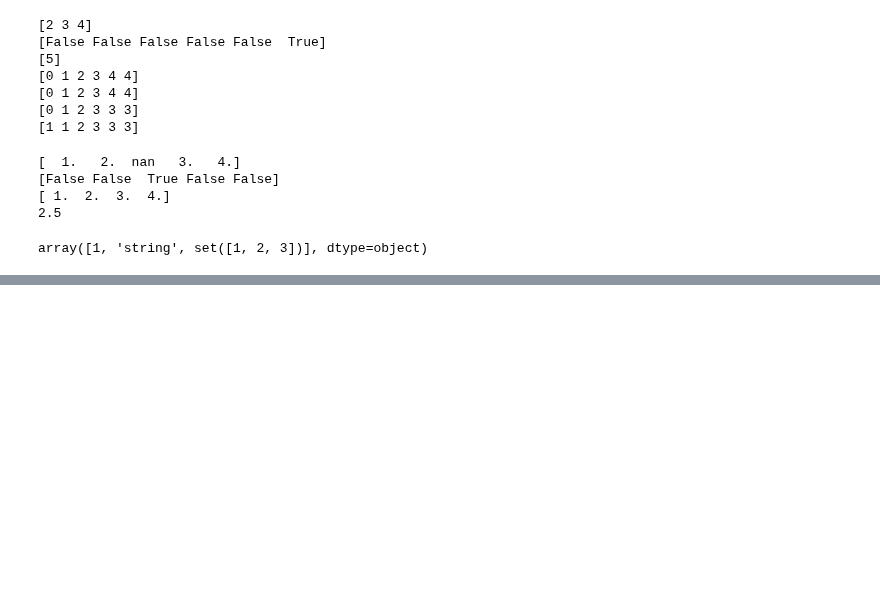
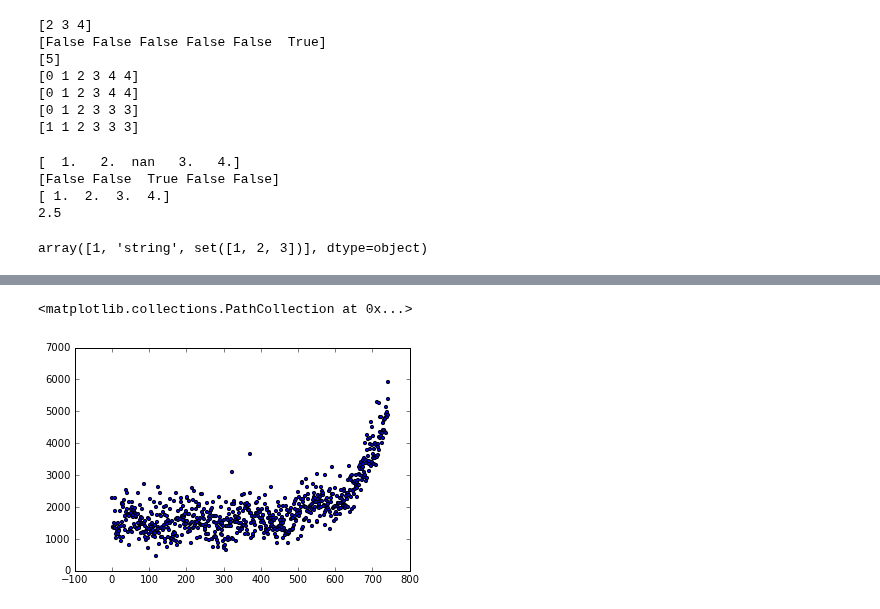
Before and after one commit to bcc2xp/2016NCCU, a Jupyter notebook: 20160319Demo.ipynb, the cells around one changed output, grey strips where cells are left out. Drawn from its saved outputs; the diff is of its cells as text; code cells hidden in the pictures; blank space fills up the shorter version.

```diff
--- a/20160319Demo.ipynb
+++ b/20160319Demo.ipynb
@@ -122,3 +122,12 @@ np.array([1,"string"])
 np.array([1,"string", set([1,2,3])])
 # %% [output]
 array([1, 'string', set([1, 2, 3])], dtype=object)
+# %%
+import os
+import scipy as sp
+import matplotlib.pyplot as plt
+#?sp.genfromtxt
+data = sp.genfromtxt("data/web_traffic.tsv", delimiter="\t")
+print type(data)
+print data[1:3]
+print(data[:10])
@@ -124,0 +148,14 @@ array([1, 'string', set([1, 2, 3])], dtype=object)
+# %%
+# fix invalid entries
+x = data[:, 0]
+y = data[:, 1]
+
+print data[0:3,]
+print data[0:3,0]
+#print x
+#print sp.isnan(y)
+print sp.sum(sp.isnan(y))
+
+print("Number of invalid entries:", sp.sum(sp.isnan(y)))
+x = x[~sp.isnan(y)]
+y = y[~sp.isnan(y)]
@@ -124,0 +173,6 @@ array([1, 'string', set([1, 2, 3])], dtype=object)
+# %%
+plt.clf()
+plt.scatter(x, y, s=10)
+# %% [output]
+<matplotlib.collections.PathCollection at 0x...>
+[figure, added]
```
Also changed, not shown: parts of 9 cells of this notebook.
